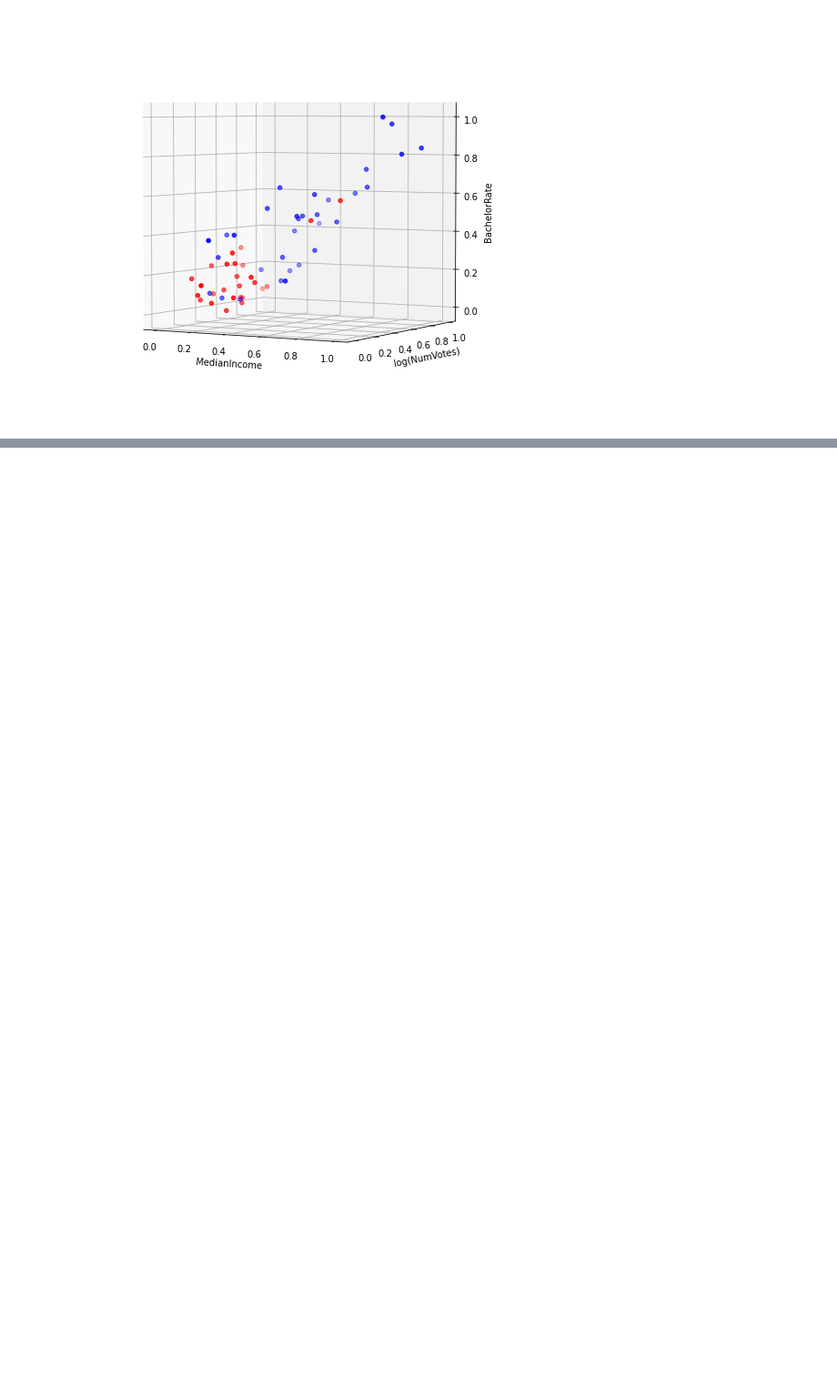
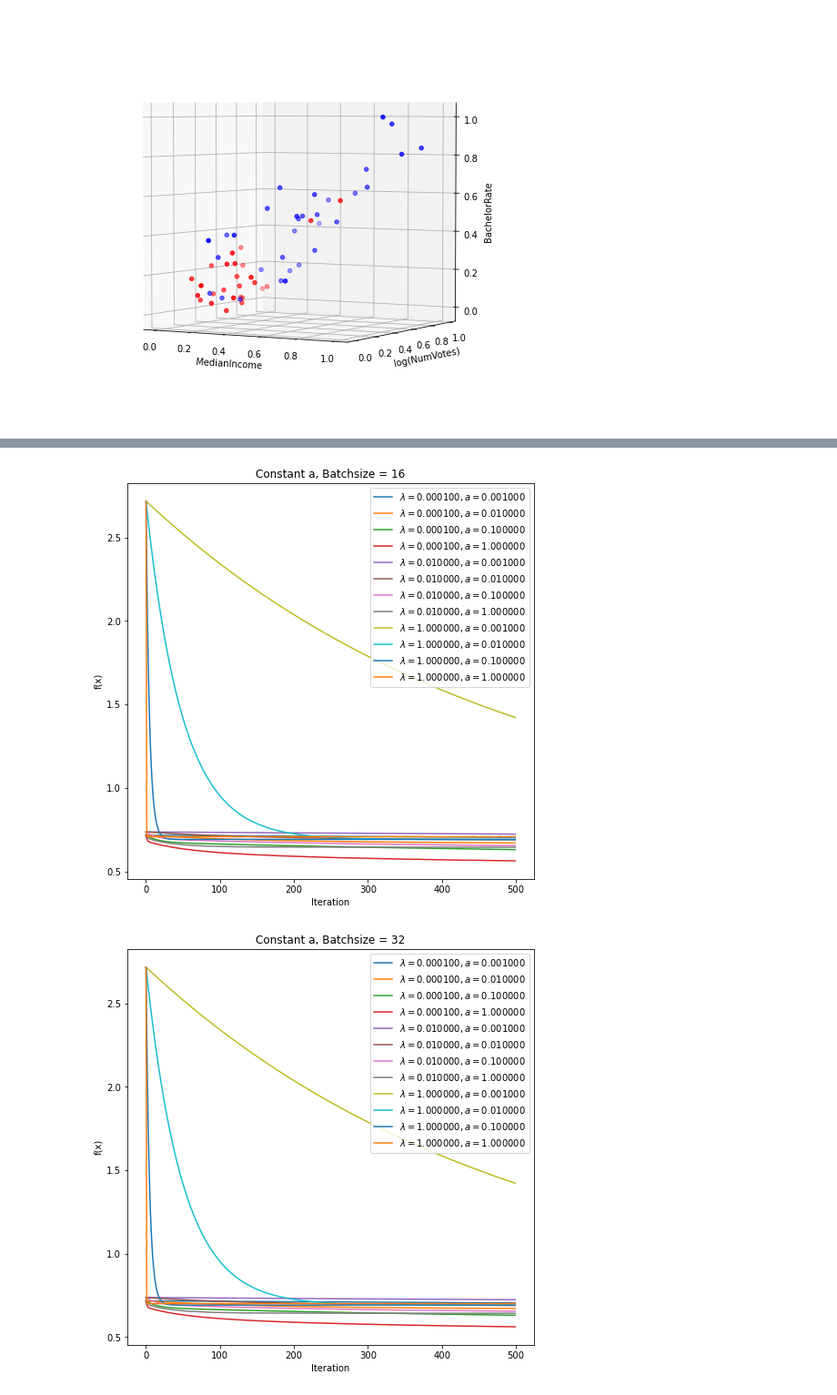
Before and after one commit to krgaurav-iitb/AMSC808N_Project1, a Jupyter notebook: Alex_Code/Project1notebook.ipynb, the cells around one changed output, grey strips where cells are left out. Shown at 91% size. Cells and saved outputs as stored; diff of their text form; code cells hidden in the pictures; blank space fills up the shorter version.

```diff
--- a/Alex_Code/Project1notebook.ipynb
+++ b/Alex_Code/Project1notebook.ipynb
@@ -453,15 +546,0 @@ for i in range(trials):
-# %%
-a = 0.1
-m0 = 300
-ahalf = lambda itr: ahalf0(itr,m0,a)
-
-fmathalf = np.zeros((trials,maxiter+1))
-gradnormmathalf = np.zeros((trials,maxiter+1))
-xfinhalf = np.zeros((trials,w.size))
-
-
-for i in range(trials):
-    xiter, fmathalf[i], gradnormmathalf[i] = SG(fun, gfun, Y, w, ahalf)
-    xfinhalf[i] = xiter[-1,:w.size]
-    if i % 25 == 0:
-        print('Trial %d' % i)
@@ -485,0 +586,27 @@ plt.show()
+# %%
+plot_itr = 500
+for k in range(len(batchsizes)):
+    plt.figure(figsize = (8,8))
+    for i in range(len(lams)):
+        for j in range(len(a_vals)):
+            plt.plot(np.arange(plot_itr),avg_fmat[:plot_itr,i,j,k],label = r'$\lambda = %f, a = %f$' % (lams[i],a_vals[j]))
+    plt.legend()
+    plt.xlabel('Iteration')
+    plt.ylabel('f(x)')
+    plt.title('Constant a, Batchsize = %d' % batchsizes[k])
+    plt.show()
+
+for k in range(len(batchsizes)):
+    plt.figure(figsize = (8,8))
+    for i in range(len(lams)):
+        for j in range(len(a_vals)):
+            plt.plot(np.arange(plot_itr),avg_gradnormmat[:plot_itr,i,j,k],label = r'$\lambda = %f, a = %f$' % (lams[i],a_vals[j]))
+    plt.legend()
+    plt.xlabel('Iteration')
+    plt.ylabel(r'$||\nabla f(x)||$')
+    plt.yscale('log')
+    plt.title('Constant a, Batchsize = %d' % batchsizes[k])
+    plt.show()
+# %% [output]
+[figure, added]
+[figure, added]
```
Also changed, not shown: parts of 16 cells of this notebook, 4 other files.
